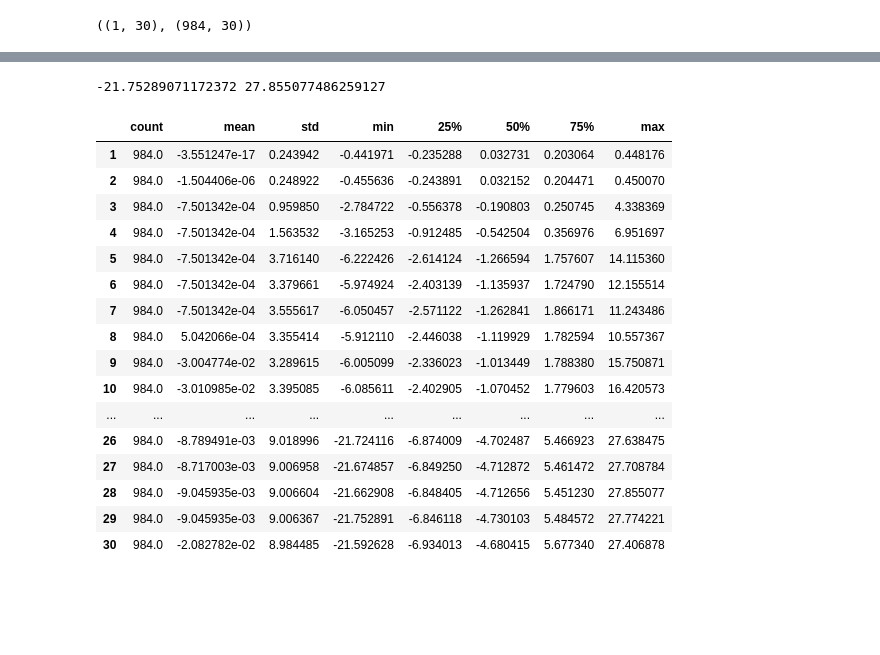
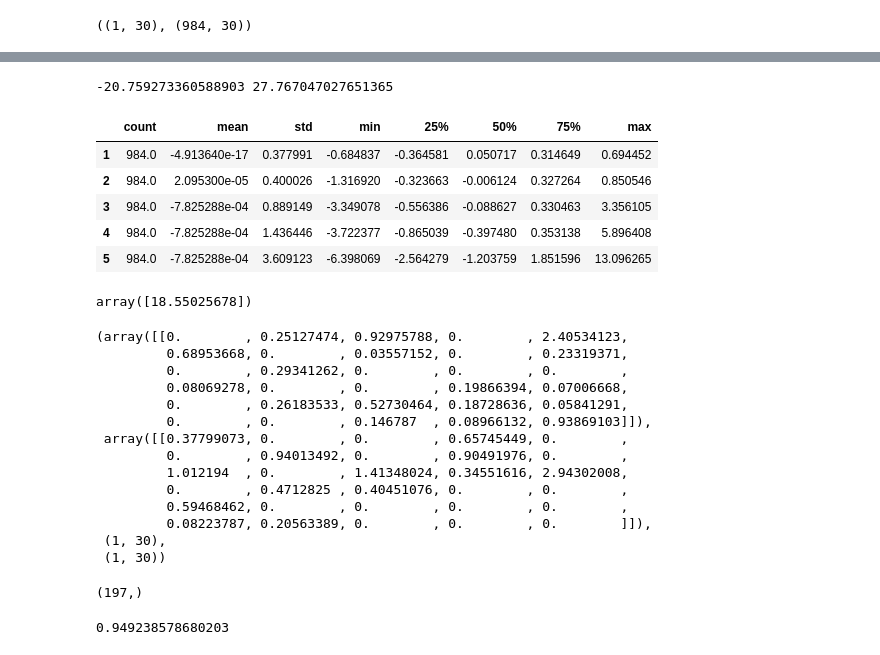
Before and after one commit to rickardbrannvall/tfhe_logreg, a Jupyter notebook: A_Explore_and_train_in_Python.ipynb, the cells around one changed output, grey strips where cells are left out. Saved outputs shown, nothing was run; the diff lists cells and outputs as text; code cells hidden in the pictures; blank space fills up the shorter version.

```diff
--- a/A_Explore_and_train_in_Python.ipynb
+++ b/A_Explore_and_train_in_Python.ipynb
@@ -39,8 +39,8 @@ plt.show()
 # %% [output]
 [figure]
 # %%
-Z = (credit-credit.mean())/credit.std()
-Z.describe().T
+normal = (credit-credit.mean())/credit.std()
+normal.describe().T
 # %% [output]
 |  | count | mean | std | min | 25% | 50% | 75% | max |
 | 1 | 984.0 | 1.146328e-16 | 1.0 | -1.837219 | -0.832425 | -0.134175 | 0.964523 | 1.811783 |
@@ -74,9 +74,11 @@ plt.show()
 # %%
 from sklearn.model_selection import train_test_split
 
+X_min, X_max = -5.,5.
+
 #X = credit.drop('Class', axis=1).values
-X = Z.drop('Class', axis=1).values
-X = np.clip(X,-5.,5.)
+X = normal.drop('Class', axis=1).values
+X = np.clip(X, X_min, X_max)
 
 y = credit.Class.values
 
@@ -150,24 +153,13 @@ pd.DataFrame(terms, columns=credit.columns[:-1]).describe().T
 # %%
 temps = terms.cumsum(axis=1)
 print(temps.min(), temps.max())
 #
-pd.DataFrame(temps, columns=credit.columns[:-1]).describe().T
+pd.DataFrame(temps, columns=credit.columns[:-1]).describe().T.head()
 # %% [output]
--21.75289071172372 27.855077486259127
+-20.759273360588903 27.767047027651365
 |  | count | mean | std | min | 25% | 50% | 75% | max |
-| 1 | 984.0 | -3.551247e-17 | 0.243942 | -0.441971 | -0.235288 | 0.032731 | 0.203064 | 0.448176 |
-| 2 | 984.0 | -1.504406e-06 | 0.248922 | -0.455636 | -0.243891 | 0.032152 | 0.204471 | 0.450070 |
-| 3 | 984.0 | -7.501342e-04 | 0.959850 | -2.784722 | -0.556378 | -0.190803 | 0.250745 | 4.338369 |
-| 4 | 984.0 | -7.501342e-04 | 1.563532 | -3.165253 | -0.912485 | -0.542504 | 0.356976 | 6.951697 |
-| 5 | 984.0 | -7.501342e-04 | 3.716140 | -6.222426 | -2.614124 | -1.266594 | 1.757607 | 14.115360 |
-| 6 | 984.0 | -7.501342e-04 | 3.379661 | -5.974924 | -2.403139 | -1.135937 | 1.724790 | 12.155514 |
-| 7 | 984.0 | -7.501342e-04 | 3.555617 | -6.050457 | -2.571122 | -1.262841 | 1.866171 | 11.243486 |
-| 8 | 984.0 | 5.042066e-04 | 3.355414 | -5.912110 | -2.446038 | -1.119929 | 1.782594 | 10.557367 |
-| 9 | 984.0 | -3.004774e-02 | 3.289615 | -6.005099 | -2.336023 | -1.013449 | 1.788380 | 15.750871 |
-| 10 | 984.0 | -3.010985e-02 | 3.395085 | -6.085611 | -2.402905 | -1.070452 | 1.779603 | 16.420573 |
-| ... | ... | ... | ... | ... | ... | ... | ... | ... |
-| 26 | 984.0 | -8.789491e-03 | 9.018996 | -21.724116 | -6.874009 | -4.702487 | 5.466923 | 27.638475 |
-| 27 | 984.0 | -8.717003e-03 | 9.006958 | -21.674857 | -6.849250 | -4.712872 | 5.461472 | 27.708784 |
-| 28 | 984.0 | -9.045935e-03 | 9.006604 | -21.662908 | -6.848405 | -4.712656 | 5.451230 | 27.855077 |
-| 29 | 984.0 | -9.045935e-03 | 9.006367 | -21.752891 | -6.846118 | -4.730103 | 5.484572 | 27.774221 |
-| 30 | 984.0 | -2.082782e-02 | 8.984485 | -21.592628 | -6.934013 | -4.680415 | 5.677340 | 27.406878 |
+| 1 | 984.0 | -4.913640e-17 | 0.377991 | -0.684837 | -0.364581 | 0.050717 | 0.314649 | 0.694452 |
+| 2 | 984.0 | 2.095300e-05 | 0.400026 | -1.316920 | -0.323663 | -0.006124 | 0.327264 | 0.850546 |
+| 3 | 984.0 | -7.825288e-04 | 0.889149 | -3.349078 | -0.556386 | -0.088627 | 0.330463 | 3.356105 |
+| 4 | 984.0 | -7.825288e-04 | 1.436446 | -3.722377 | -0.865039 | -0.397480 | 0.353138 | 5.896408 |
+| 5 | 984.0 | -7.825288e-04 | 3.609123 | -6.398069 | -2.564279 | -1.203759 | 1.851596 | 13.096265 |
@@ -173,0 +169,35 @@ pd.DataFrame(temps, columns=credit.columns[:-1]).describe().T
+# %%
+b_alt = clf.intercept_ - r*clf.coef_.sum()
+b_alt
+# %% [output]
+array([18.55025678])
+# %%
+Ap = np.maximum(0,clf.coef_)
+Am = np.maximum(0,-clf.coef_)
+Ap, Am, Ap.shape, Am.shape
+# %% [output]
+(array([[0.        , 0.25127474, 0.92975788, 0.        , 2.40534123,
+         0.68953668, 0.        , 0.03557152, 0.        , 0.23319371,
+         0.        , 0.29341262, 0.        , 0.        , 0.        ,
+         0.08069278, 0.        , 0.        , 0.19866394, 0.07006668,
+         0.        , 0.26183533, 0.52730464, 0.18728636, 0.05841291,
+         0.        , 0.        , 0.146787  , 0.08966132, 0.93869103]]),
+ array([[0.37799073, 0.        , 0.        , 0.65745449, 0.        ,
+         0.        , 0.94013492, 0.        , 0.90491976, 0.        ,
+         1.012194  , 0.        , 1.41348024, 0.34551616, 2.94302008,
+         0.        , 0.4712825 , 0.40451076, 0.        , 0.        ,
+         0.59468462, 0.        , 0.        , 0.        , 0.        ,
+         0.08223787, 0.20563389, 0.        , 0.        , 0.        ]]),
+ (1, 30),
+ (1, 30))
+# %%
+y_alt = (X_test+r).dot(Ap[0,:]) - (X_test+r).dot(Am[0,:]) + b_alt[0]
+#y_alt = ((X_test+r)*Ap).sum(axis=1) - ((X_test+r)*Am).sum(axis=1) + b_alt[0]
+
+y_alt.shape
+# %% [output]
+(197,)
+# %%
+np.isclose(y_test, (y_alt>=0)+0).mean()
+# %% [output]
+0.949238578680203
```
Also changed, not shown: parts of 14 cells of this notebook, 6 other files.
